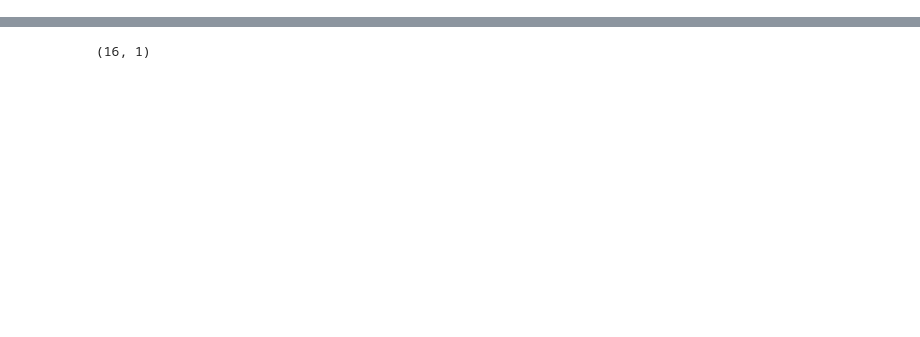
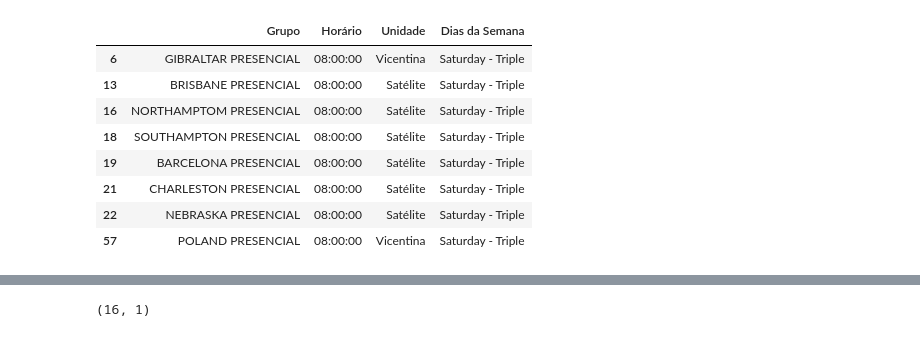
Before and after one commit to CarlosIvanski/Streamlit_cloud, a Jupyter notebook: notebooks/teste.ipynb, the cells around one changed output, grey strips where cells are left out. Cells and saved outputs as stored; diff of their text form; code cells hidden in the pictures; blank space fills up the shorter version.

```diff
--- a/notebooks/teste.ipynb
+++ b/notebooks/teste.ipynb
@@ -9,0 +54,12 @@ aulas['Horário'] = aulas['Horário'].astype(str)
+# %%
+aulas[aulas['Dias da Semana'] == 'Saturday - Triple']
+# %% [output]
+|  | Grupo | Horário | Unidade | Dias da Semana |
+| 6 | GIBRALTAR PRESENCIAL | 08:00:00 | Vicentina | Saturday - Triple |
+| 13 | BRISBANE PRESENCIAL | 08:00:00 | Satélite | Saturday - Triple |
+| 16 | NORTHAMPTOM PRESENCIAL | 08:00:00 | Satélite | Saturday - Triple |
+| 18 | SOUTHAMPTON PRESENCIAL | 08:00:00 | Satélite | Saturday - Triple |
+| 19 | BARCELONA PRESENCIAL | 08:00:00 | Satélite | Saturday - Triple |
+| 21 | CHARLESTON PRESENCIAL | 08:00:00 | Satélite | Saturday - Triple |
+| 22 | NEBRASKA PRESENCIAL | 08:00:00 | Satélite | Saturday - Triple |
+| 57 | POLAND PRESENCIAL | 08:00:00 | Vicentina | Saturday - Triple |
```
Also changed, not shown: parts of 9 cells of this notebook.
